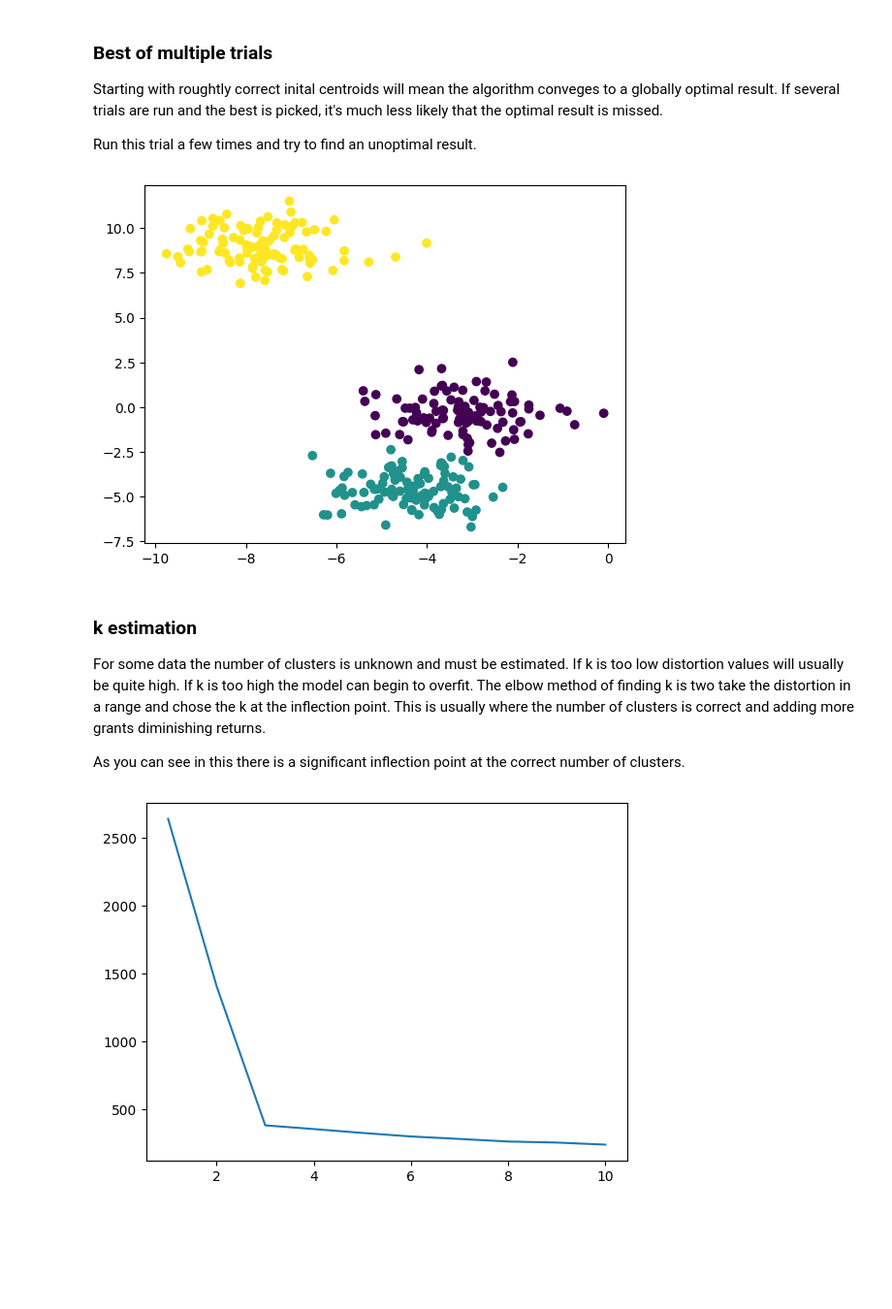
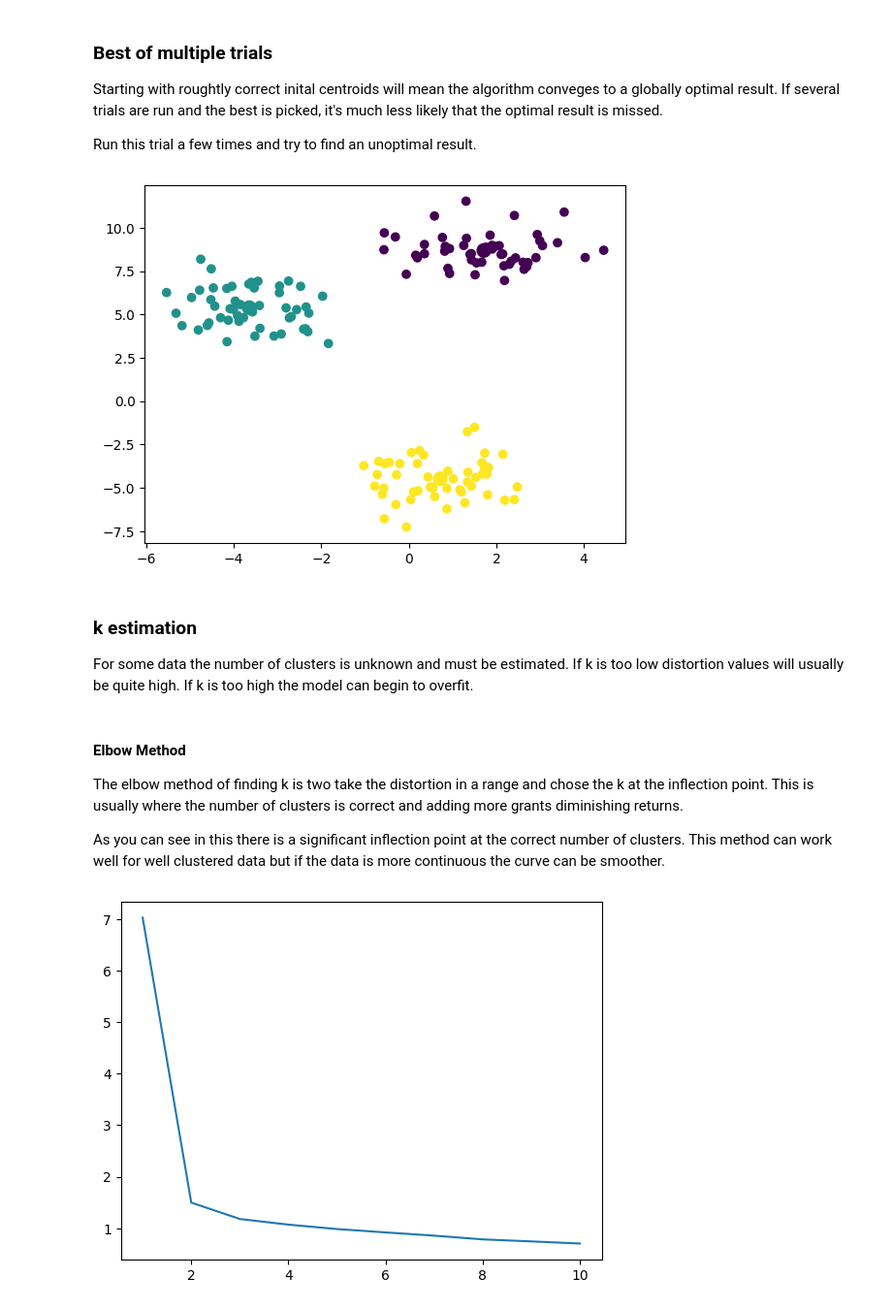
Before and after one commit to RunnersNum40/machine-intelligence, a Jupyter notebook: k-means/k-means.ipynb, the cells around one changed output. Shown at 97% size. Saved outputs shown, nothing was run; the diff lists cells and outputs as text; code cells hidden in the pictures; blank space fills up the shorter version.

```diff
--- a/k-means/k-means.ipynb
+++ b/k-means/k-means.ipynb
@@ -91,23 +96,24 @@ def distortion(data: np.ndarray, assignments: np.ndarray, centroids: np.ndarray)
     distortion = 0
     for i in range(data.shape[0]):
         distortion += euclidean_distance(data[i, :], centroids[int(assignments[i]), :])
-    return distortion
+    return distortion/data.shape[0]
 # %%
-def generate_data(n: int, d: int, k: int, var: float) -> np.ndarray:
+def generate_data(n: int, k: int, var: float = 1, dis: float = 10, d: int = 2) -> np.ndarray:
     """Generate data in k clusters as a normal distribution centered around a random point.
 
     Args:
         n: Number of data points per cluster.
-        d: Number of dimensions.
         k: Number of clusters.
         var: Variance of the normal distribution.
+        dis: Scale of distance between clusters.
+        d: Number of dimensions.
 
     Returns:
         Data.
     """
     data = np.zeros((n * k, d))
     for i in range(k):
-        mu = np.random.uniform(-1, 1, d) * 10
+        mu = np.random.uniform(-1, 1, d) * dis
         data[i * n:(i + 1) * n, :] = np.random.normal(mu, var, (n, d))
     return data
 # %% [markdown]
@@ -146,7 +152,7 @@ def plot_data(data: np.ndarray, assignments: np.ndarray, centroids: np.ndarray)
         raise ValueError('Data must be 2D or 3D.')
 
 # Generate data
-data = generate_data(100, 2, 3, 1)
+data = generate_data(50, 3)
 
 # Cluster data
 assignments, centroids = k_means(3, data)
@@ -189,30 +195,37 @@ def best_of_n(k: int, data: np.ndarray, n: int) -> tuple[np.ndarray, np.ndarray]
             best_distortion = d
     return best_assignments, best_centroids
 
+# Generate data
+data = generate_data(50, 3)
+
 # Run k-means 10 times and plot the best result
 assignments, centroids = best_of_n(3, data, 10)
 
 # Plot data
 plot_data(data, assignments, centroids)
 # %% [output]
-[figure, old version]
+[figure, new version]
+# %% [markdown]
+### k estimation
+
+For some data the number of clusters is unknown and must be estimated. If k is too low distortion values will usually be quite high. If k is too high the model can begin to overfit.
 # %% [markdown]
-### k estimation
+#### Elbow Method
 
-For some data the number of clusters is unknown and must be estimated. If k is too low distortion values will usually be quite high. If k is too high the model can begin to overfit. The elbow method of finding k is two take the distortion in a range and chose the k at the inflection point. This is usually where the number of clusters is correct and adding more grants diminishing returns.
+The elbow method of finding k is two take the distortion in a range and chose the k at the inflection point. This is usually where the number of clusters is correct and adding more grants diminishing returns.
 
-As you can see in this there is a significant inflection point at the correct number of clusters.
+As you can see in this there is a significant inflection point at the correct number of clusters. This method can work well for well clustered data but if the data is more continuous the curve can be smoother.
 # %%
 # Generate data
-data = generate_data(100, 2, 3, 1)
+data = generate_data(50, 3)
 
 # Plot distortion vs. k
 max_k = 10
 distortions = []
 for k in range(1, max_k + 1):
     assignments, centroids = best_of_n(k, data, 10)
     distortions.append(distortion(data, assignments, centroids))
 plt.plot(range(1, max_k + 1), distortions)
 plt.show()
 # %% [output]
-[figure, old version]
+[figure, new version]
```
Also changed, not shown: parts of 10 cells of this notebook.
